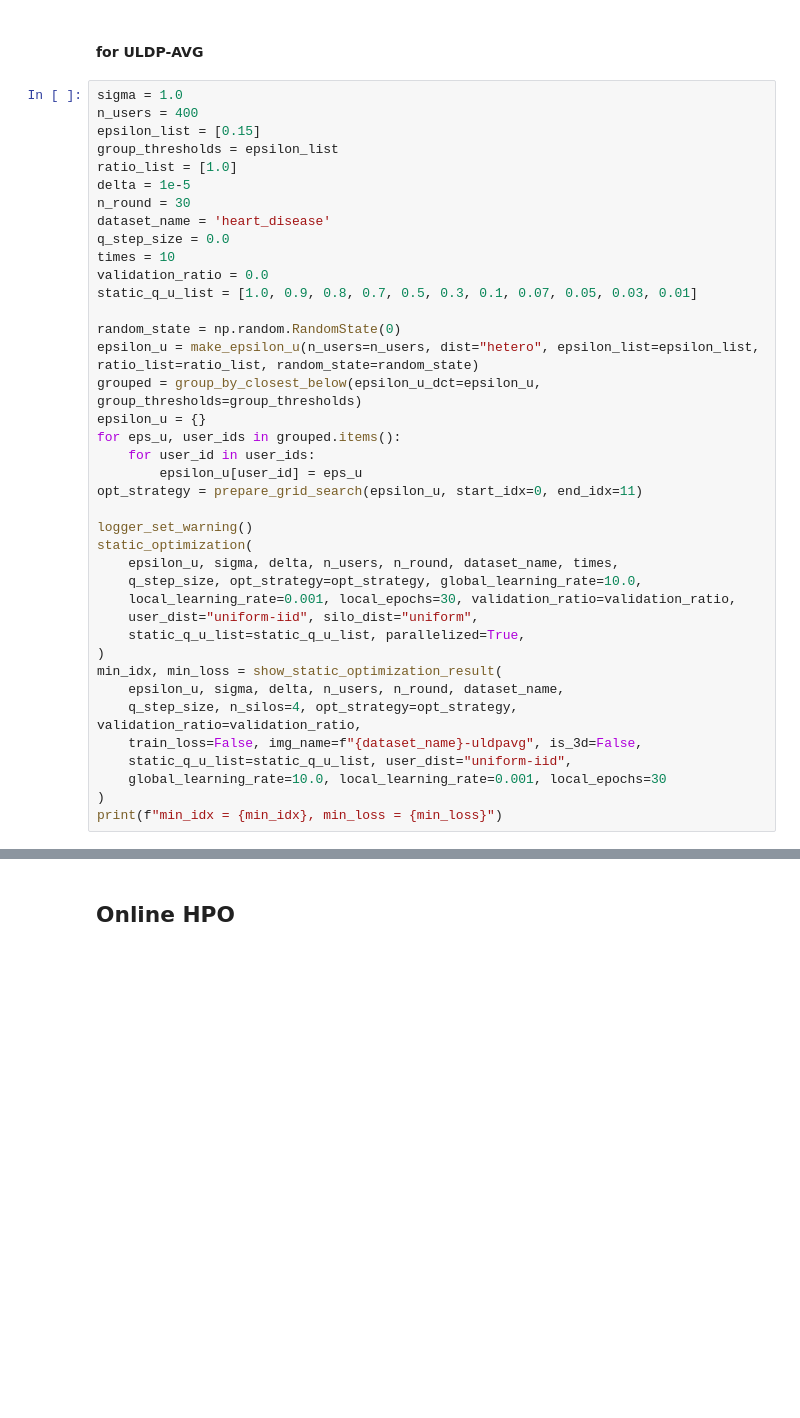
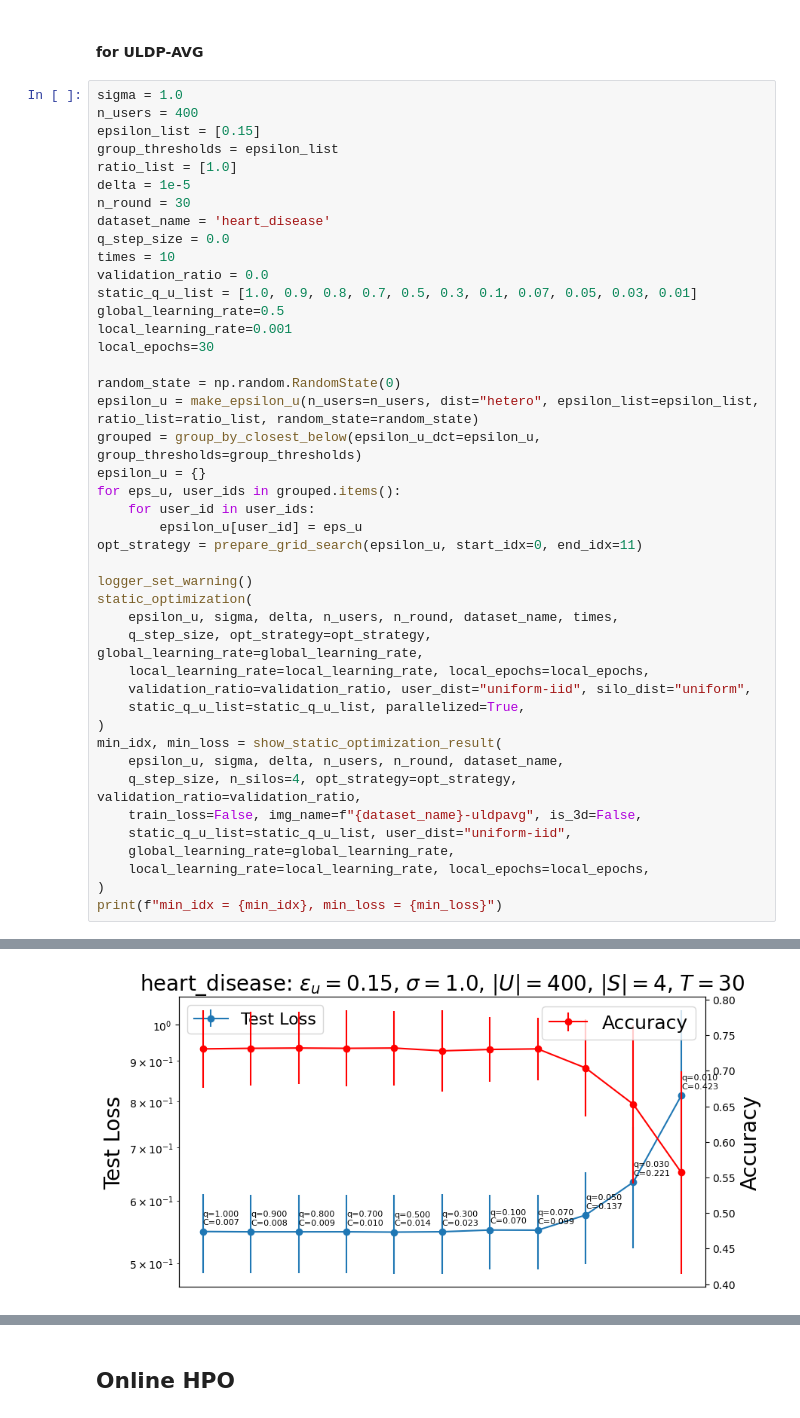
Before and after one commit to FumiyukiKato/uldp-fl, a Jupyter notebook: exp/puldp_exp.ipynb, the cells around one changed output, grey strips where cells are left out. Drawn from its saved outputs; the diff is of its cells as text; blank space fills up the shorter version.

```diff
--- a/exp/puldp_exp.ipynb
+++ b/exp/puldp_exp.ipynb
@@ -258,6 +234,9 @@ q_step_size = 0.0
 times = 10
 validation_ratio = 0.0
 static_q_u_list = [1.0, 0.9, 0.8, 0.7, 0.5, 0.3, 0.1, 0.07, 0.05, 0.03, 0.01]
+global_learning_rate=0.5
+local_learning_rate=0.001
+local_epochs=30
 
 random_state = np.random.RandomState(0)
 epsilon_u = make_epsilon_u(n_users=n_users, dist="hetero", epsilon_list=epsilon_list, ratio_list=ratio_list, random_state=random_state)
@@ -271,9 +250,9 @@ opt_strategy = prepare_grid_search(epsilon_u, start_idx=0, end_idx=11)
 logger_set_warning()
 static_optimization(
     epsilon_u, sigma, delta, n_users, n_round, dataset_name, times,
-    q_step_size, opt_strategy=opt_strategy, global_learning_rate=10.0,
-    local_learning_rate=0.001, local_epochs=30, validation_ratio=validation_ratio,
-    user_dist="uniform-iid", silo_dist="uniform",
+    q_step_size, opt_strategy=opt_strategy, global_learning_rate=global_learning_rate,
+    local_learning_rate=local_learning_rate, local_epochs=local_epochs,
+    validation_ratio=validation_ratio, user_dist="uniform-iid", silo_dist="uniform",
     static_q_u_list=static_q_u_list, parallelized=True,
 )
 min_idx, min_loss = show_static_optimization_result(
@@ -281,6 +260,8 @@ min_idx, min_loss = show_static_optimization_result(
     q_step_size, n_silos=4, opt_strategy=opt_strategy, validation_ratio=validation_ratio,
     train_loss=False, img_name=f"{dataset_name}-uldpavg", is_3d=False,
     static_q_u_list=static_q_u_list, user_dist="uniform-iid",
-    global_learning_rate=10.0, local_learning_rate=0.001, local_epochs=30
+    global_learning_rate=global_learning_rate,
+    local_learning_rate=local_learning_rate, local_epochs=local_epochs,
 )
 print(f"min_idx = {min_idx}, min_loss = {min_loss}")
+# %% [output]
@@ -286,0 +270 @@ print(f"min_idx = {min_idx}, min_loss = {min_loss}")
+[figure, added]
```
Also changed, not shown: parts of 7 cells of this notebook, 3 other files.
